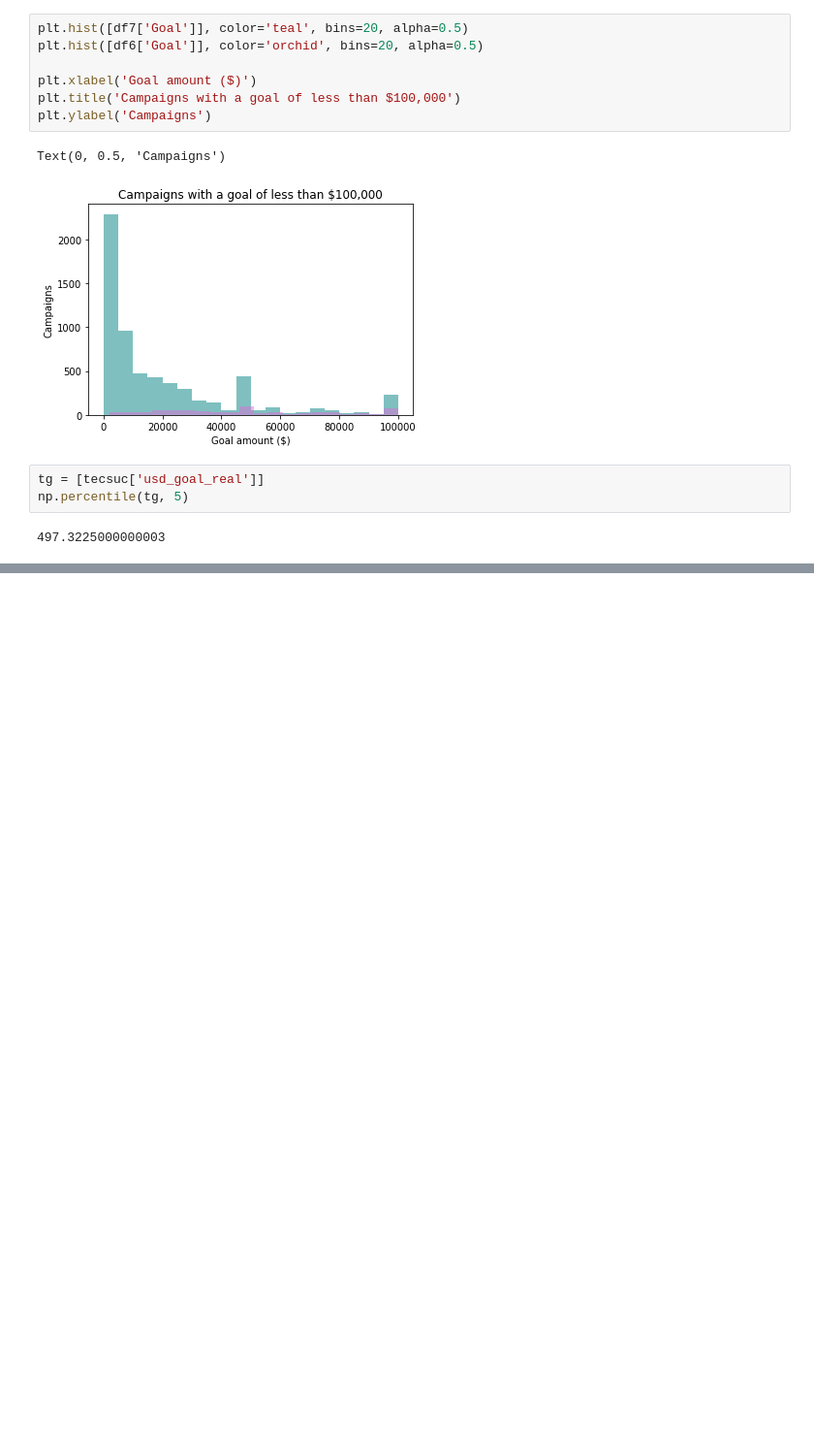
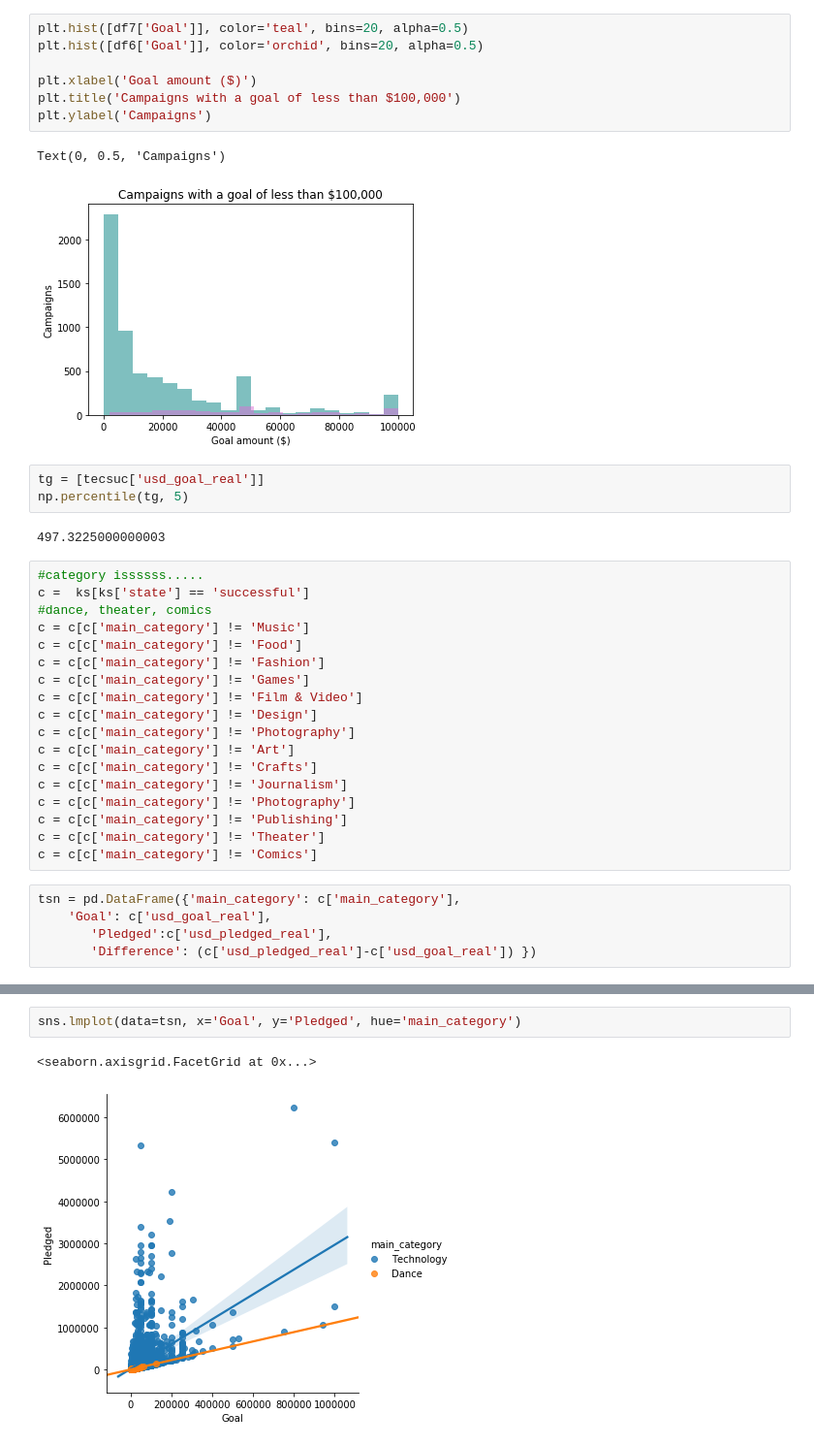
Before and after one commit to kgreengrass/fictional-happiness, a Jupyter notebook: KS tec.ipynb, the cells around one changed output, grey strips where cells are left out. Shown at 97% size. Saved outputs shown, nothing was run; the diff lists cells and outputs as text; blank space fills up the shorter version.

```diff
--- a/KS tec.ipynb
+++ b/KS tec.ipynb
@@ -82,3 +82,26 @@ tg = [tecsuc['usd_goal_real']]
 np.percentile(tg, 5)
 # %% [output]
 497.3225000000003
+# %%
+#category issssss.....
+c =  ks[ks['state'] == 'successful']
+#dance, theater, comics
+c = c[c['main_category'] != 'Music']
+c = c[c['main_category'] != 'Food']
+c = c[c['main_category'] != 'Fashion']
+c = c[c['main_category'] != 'Games']
+c = c[c['main_category'] != 'Film & Video']
+c = c[c['main_category'] != 'Design']
+c = c[c['main_category'] != 'Photography']
+c = c[c['main_category'] != 'Art']
+c = c[c['main_category'] != 'Crafts']
+c = c[c['main_category'] != 'Journalism']
+c = c[c['main_category'] != 'Photography']
+c = c[c['main_category'] != 'Publishing']
+c = c[c['main_category'] != 'Theater']
+c = c[c['main_category'] != 'Comics']
+# %%
+tsn = pd.DataFrame({'main_category': c['main_category'],
+    'Goal': c['usd_goal_real'],
+       'Pledged':c['usd_pledged_real'],
+       'Difference': (c['usd_pledged_real']-c['usd_goal_real']) })
@@ -84,0 +117,5 @@ np.percentile(tg, 5)
+# %%
+sns.lmplot(data=tsn, x='Goal', y='Pledged', hue='main_category')
+# %% [output]
+<seaborn.axisgrid.FacetGrid at 0x...>
+[figure, added]
```
Also changed, not shown: parts of 1 cell of this notebook, 6 other files.
